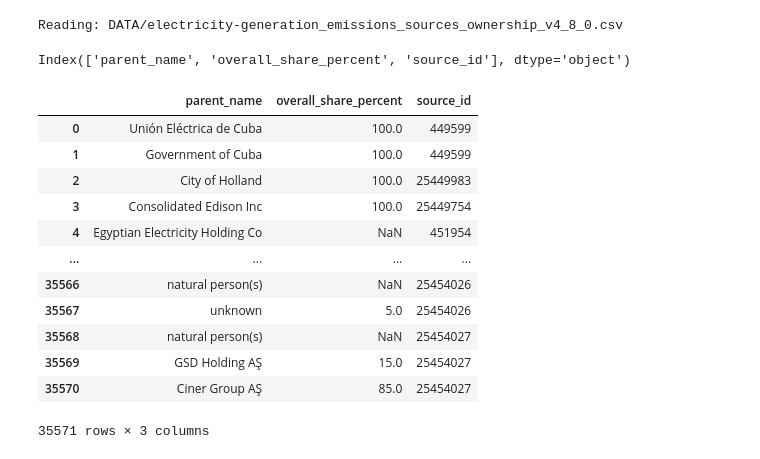
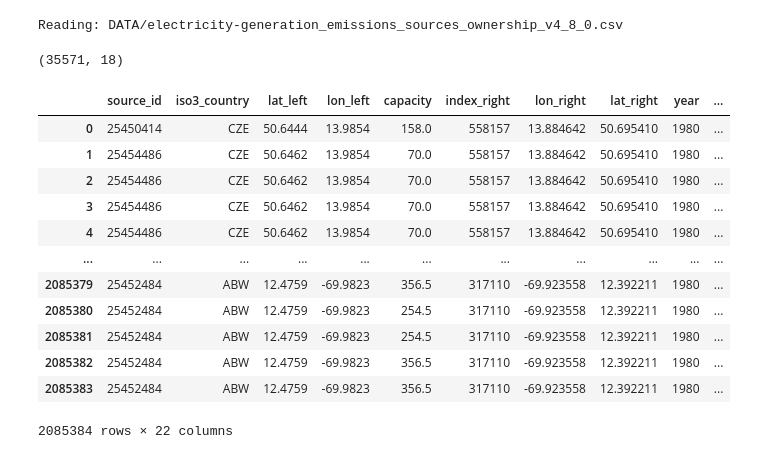
Before and after one commit to hamadasaleh/flood_risks, a Jupyter notebook: notebooks/read_max_depth.ipynb, the cells around one changed output. Cells and saved outputs as stored; diff of their text form; code cells hidden in the pictures.

```diff
--- a/notebooks/read_max_depth.ipynb
+++ b/notebooks/read_max_depth.ipynb
@@ -288,27 +290,28 @@ Processing column  20 / 20
 ## 2. Ownership
 # %%
 own_pat = "*_emissions_sources_ownership_v*.csv"
-usecols = ["source_id", "parent_name", "overall_share_percent"]
-own = read_csv_from_zip(zip_path=zip_path, pat=own_pat, usecols=usecols)
+# usecols = ["source_id", "parent_name", "overall_share_percent"]
+own = read_csv_from_zip(zip_path=zip_path, pat=own_pat) #, usecols=usecols)
 # %% [output]
 Reading: DATA/electricity-generation_emissions_sources_ownership_v4_8_0.csv
 # %%
-own.columns
+own.shape
 # %% [output]
-Index(['parent_name', 'overall_share_percent', 'source_id'], dtype='object')
+(35571, 18)
-# %%
-own
-# %% [output]
-|  | parent_name | overall_share_percent | source_id |
-| 0 | Unión Eléctrica de Cuba | 100.0 | 449599 |
-| 1 | Government of Cuba | 100.0 | 449599 |
-| 2 | City of Holland | 100.0 | 25449983 |
-| 3 | Consolidated Edison Inc | 100.0 | 25449754 |
-| 4 | Egyptian Electricity Holding Co | NaN | 451954 |
-| ... | ... | ... | ... |
-| 35566 | natural person(s) | NaN | 25454026 |
-| 35567 | unknown | 5.0 | 25454026 |
-| 35568 | natural person(s) | NaN | 25454027 |
-| 35569 | GSD Holding AŞ | 15.0 | 25454027 |
-| 35570 | Ciner Group AŞ | 85.0 | 25454027 |
-35571 rows × 3 columns
+# %%
+# TODO: merge is not working
+pd.merge(power_expo, own, how="left", on="source_id")
+# %% [output]
+|  | source_id | iso3_country | lat_left | lon_left | capacity | index_right | lon_right | lat_right | year | ... |
+| 0 | 25450414 | CZE | 50.6444 | 13.9854 | 158.0 | 558157 | 13.884642 | 50.695410 | 1980 | ... |
+| 1 | 25454486 | CZE | 50.6462 | 13.9854 | 70.0 | 558157 | 13.884642 | 50.695410 | 1980 | ... |
+| 2 | 25454486 | CZE | 50.6462 | 13.9854 | 70.0 | 558157 | 13.884642 | 50.695410 | 1980 | ... |
+| 3 | 25454486 | CZE | 50.6462 | 13.9854 | 70.0 | 558157 | 13.884642 | 50.695410 | 1980 | ... |
+| 4 | 25454486 | CZE | 50.6462 | 13.9854 | 70.0 | 558157 | 13.884642 | 50.695410 | 1980 | ... |
+| ... | ... | ... | ... | ... | ... | ... | ... | ... | ... | ... |
+| 2085379 | 25452484 | ABW | 12.4759 | -69.9823 | 356.5 | 317110 | -69.923558 | 12.392211 | 1980 | ... |
+| 2085380 | 25452484 | ABW | 12.4759 | -69.9823 | 254.5 | 317110 | -69.923558 | 12.392211 | 1980 | ... |
+| 2085381 | 25452484 | ABW | 12.4759 | -69.9823 | 254.5 | 317110 | -69.923558 | 12.392211 | 1980 | ... |
+| 2085382 | 25452484 | ABW | 12.4759 | -69.9823 | 356.5 | 317110 | -69.923558 | 12.392211 | 1980 | ... |
+| 2085383 | 25452484 | ABW | 12.4759 | -69.9823 | 356.5 | 317110 | -69.923558 | 12.392211 | 1980 | ... |
+2085384 rows × 22 columns
```
Also changed, not shown: parts of 1 cell of this notebook, 3 other files.
